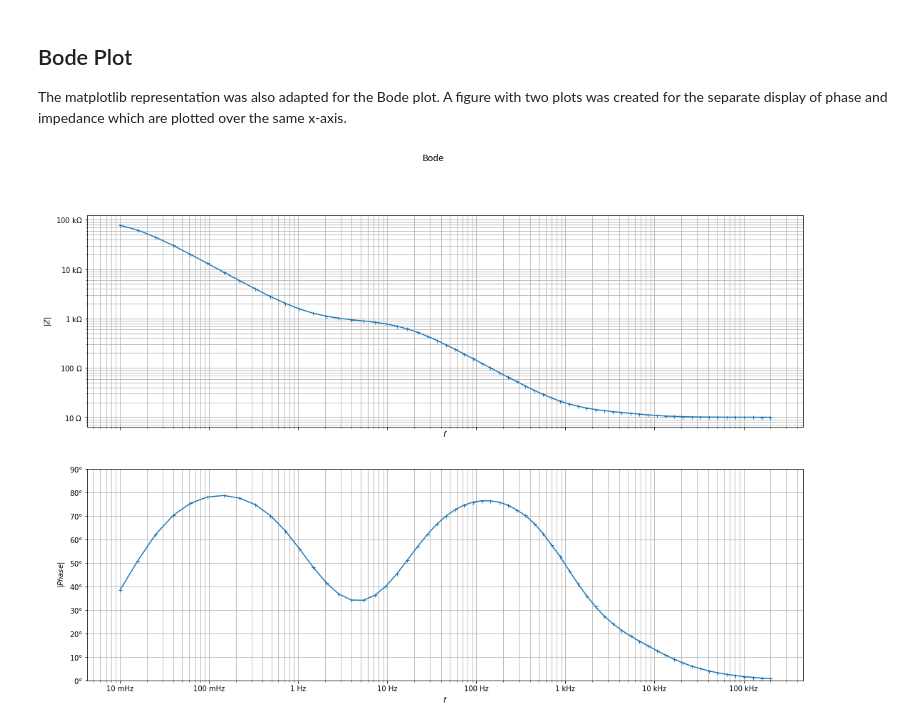
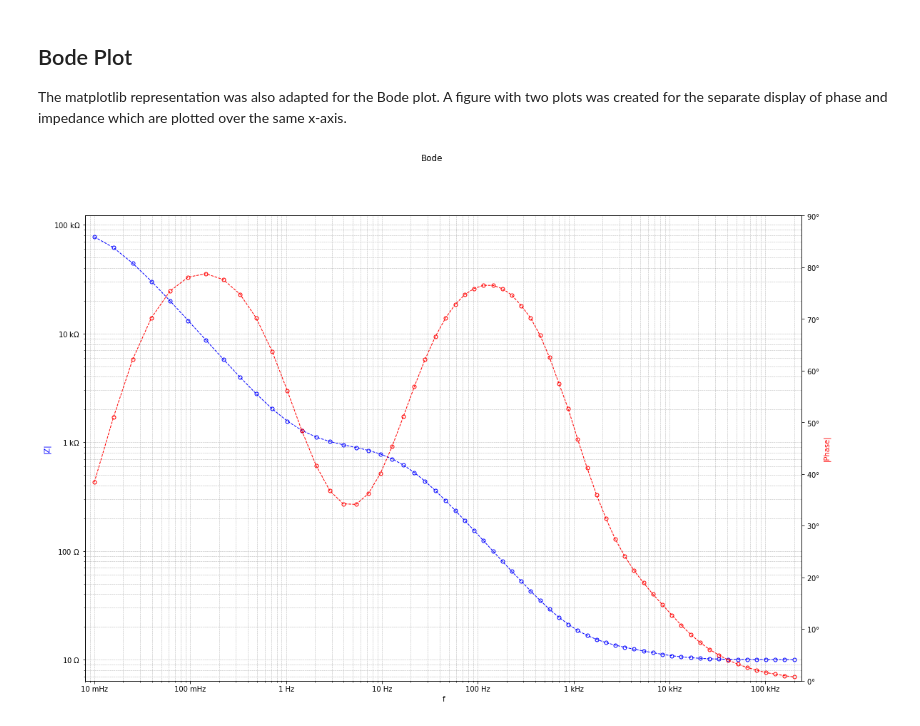
Before and after one commit to Zahner-elektrik/Thales-Remote-Python, a Jupyter notebook: Examples/EISImportPlot/EISImportPlot.ipynb, the cells around one changed output. Cells and saved outputs as stored; diff of their text form; code cells hidden in the pictures.

```diff
--- a/Examples/EISImportPlot/EISImportPlot.ipynb
+++ b/Examples/EISImportPlot/EISImportPlot.ipynb
@@ -125,25 +125,29 @@ The possible settings of the graph can be found in the detailed documentation an
 
 The matplotlib representation was also adapted for the Bode plot. A figure with two plots was created for the separate display of phase and impedance which are plotted over the same x-axis.
 # %%
-    figBode, (impedanceAxis, phaseAxis) = plt.subplots(2, 1, sharex=True)
+    figBode, (impedanceAxis) = plt.subplots(1, 1)
     figBode.suptitle("Bode")
 
-    impedanceAxis.loglog(impedanceFrequencies, impedanceAbsolute, marker="+", markersize=5)
+    phaseAxis = impedanceAxis.twinx()
+
+    impedanceAxis.loglog(impedanceFrequencies, impedanceAbsolute, linestyle='dashed', linewidth=1, marker="o", markersize=5, fillstyle = "none", color = "blue")
     impedanceAxis.xaxis.set_major_formatter(EngFormatter(unit="Hz"))
     impedanceAxis.yaxis.set_major_formatter(EngFormatter(unit="$\Omega$"))
-    impedanceAxis.set_xlabel(r"$f$")
-    impedanceAxis.set_ylabel(r"$|Z|$")
-    impedanceAxis.grid(which="both")
+    impedanceAxis.set_xlabel(r"f")
+    impedanceAxis.set_ylabel(r"|Z|")
+    impedanceAxis.yaxis.label.set_color("blue")
+    impedanceAxis.grid(which="both", linestyle="dashed", linewidth=0.5)
+    impedanceAxis.set_xlim([min(impedanceFrequencies)*0.8, max(impedanceFrequencies)*1.2])
 
-    phaseAxis.semilogx(impedanceFrequencies, np.abs(impedancePhase * (360 / (2 * np.pi))), marker="+", markersize=5)
+    phaseAxis.semilogx(impedanceFrequencies, np.abs(impedancePhase * (360 / (2 * np.pi))), linestyle='dashed', linewidth=1, marker="o", markersize=5, fillstyle = "none", color = "red")
+    phaseAxis.yaxis.set_major_formatter(EngFormatter(unit="$°$", sep=""))
     phaseAxis.xaxis.set_major_formatter(EngFormatter(unit="Hz"))
-    phaseAxis.yaxis.set_major_formatter(EngFormatter(unit="$°$", sep=""))
-    phaseAxis.set_xlabel(r"$f$")
-    phaseAxis.set_ylabel(r"$|Phase|$")
-    phaseAxis.grid(which="both")
+    phaseAxis.set_xlabel(r"f")
+    phaseAxis.set_ylabel(r"|Phase|")
+    phaseAxis.yaxis.label.set_color("red")
     phaseAxis.set_ylim([0, 90])
     figBode.set_size_inches(18, 12)
     plt.show()
     figBode.savefig("bode.svg")
 # %% [output]
-[figure, old version]
+[figure, new version]
```
Also changed, not shown: parts of 1 cell of this notebook, 13 other files.
